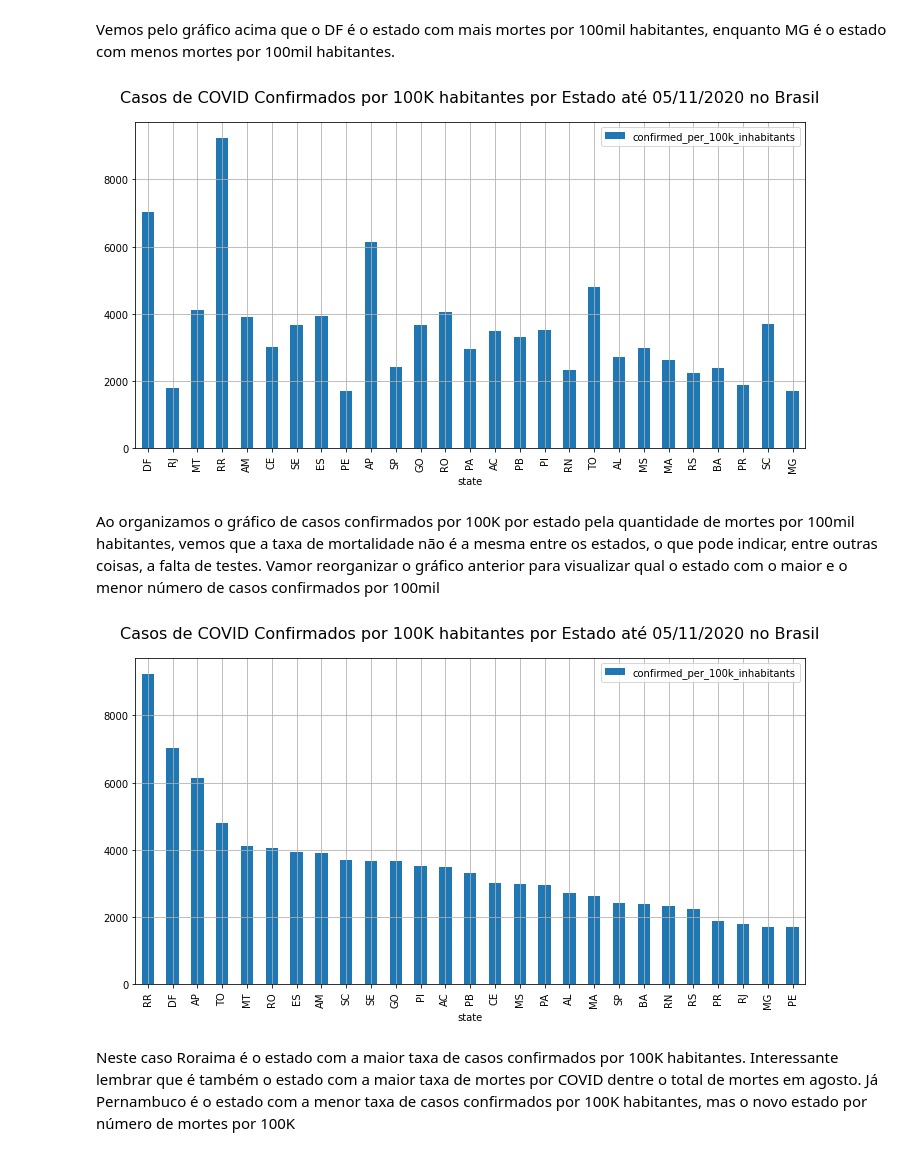
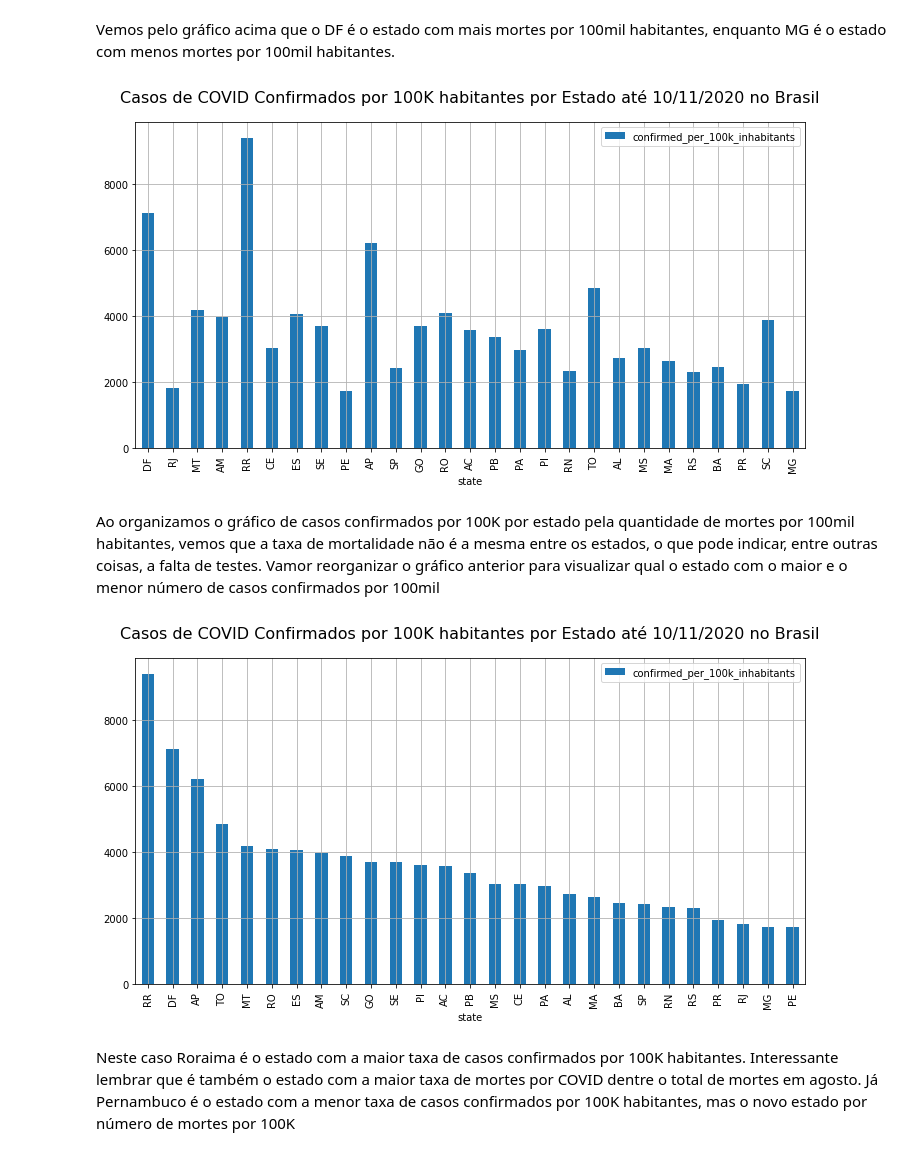
Before and after one commit to ClarisseAlvarenga/bootcamp_datascience_alura, a Jupyter notebook: SEMANA01/Clarisse_Alvarenga_Projeto_Bootcamp_Módulo_01.ipynb, the cells around one changed output. Drawn from its saved outputs; the diff is of its cells as text; code cells hidden in the pictures.

```diff
--- a/SEMANA01/Clarisse_Alvarenga_Projeto_Bootcamp_Módulo_01.ipynb
+++ b/SEMANA01/Clarisse_Alvarenga_Projeto_Bootcamp_Módulo_01.ipynb
@@ -51,11 +51,13 @@ pd.options.display.float_format = "{:,.2f}".format
 # %%
 #Criando variáveis para os dois bancos de dados que vamos estudar para escolher qual vamos usar
 fonte1 = 'https://raw.githubusercontent.com/alura-cursos/agendamento-hospitalar/main/dados/obitos-registro-civil.csv'
-fonte2 = 'caso.csv'
+fonte2 = 'caso.csv.gz'
+#fonte3 = '/content/COVID19-BRASILIO-06-11-2020.csv.gz'
+#optamos pelo caso.gsv.gz, atualizado até 10/11/2020
 # %%
 #lendo os dois datasets
 obitos = pd.read_csv(fonte1) #óbitos por mês e estado no Brasil, desde 1970
-covid = pd.read_csv(fonte2) #casos de COVID19
+covid = pd.read_csv(fonte2, compression = 'gzip') #casos de COVID19
 # %%
 #pegando uma amostra dos dados de covid para conhecer as variáveis
 covid.sample(5)
@@ -437,13 +510,13 @@ Vemos pelo gráfico acima que o DF é o estado com mais mortes por 100mil habita
 # %%
 #vamos visualizar os estados pela quantidade de mortes por covid por 100k habitantes
 ultimo_boletim_estadual.sort_values(by='deaths_covid_per_100K_inhabitants',
                                     ascending = False).plot(x='state',
                                                             y='confirmed_per_100k_inhabitants',
                                                             kind='bar',
                                                             figsize=(12,6), grid=True);
-plt.title('Casos de COVID Confirmados por 100K habitantes por Estado até 05/11/2020 no Brasil', fontsize=16, pad=20);
+plt.title('Casos de COVID Confirmados por 100K habitantes por Estado até 10/11/2020 no Brasil', fontsize=16, pad=20);
 # %% [output]
-[figure, old version]
+[figure, new version]
 # %% [markdown]
 Ao organizamos o gráfico de casos confirmados por 100K por estado pela quantidade de mortes por 100mil habitantes, vemos que a taxa de mortalidade não é a mesma entre os estados, o que pode indicar, entre outras coisas, a falta de testes.  Vamor reorganizar o gráfico anterior para visualizar qual o estado com o maior e o menor número de casos confirmados por 100mil
 # %%
@@ -453,9 +526,9 @@ ultimo_boletim_estadual.sort_values(by='confirmed_per_100k_inhabitants',
                                                             y='confirmed_per_100k_inhabitants',
                                                             kind='bar',
                                                             figsize=(12,6), grid=True);
-plt.title('Casos de COVID Confirmados por 100K habitantes por Estado até 05/11/2020 no Brasil', fontsize=16, pad=20);
+plt.title('Casos de COVID Confirmados por 100K habitantes por Estado até 10/11/2020 no Brasil', fontsize=16, pad=20);
 # %% [output]
-[figure, old version]
+[figure, new version]
 # %% [markdown]
 Neste caso Roraima é o estado com a maior taxa de casos confirmados por 100K habitantes. Interessante lembrar que é também o estado com a maior taxa de mortes por COVID dentre o total de mortes em agosto. Já Pernambuco é o estado com a menor taxa de casos confirmados por 100K habitantes, mas o novo estado por número de mortes por 100K
 # %% [markdown]
```
Also changed, not shown: parts of 71 cells of this notebook, 1 other file.
